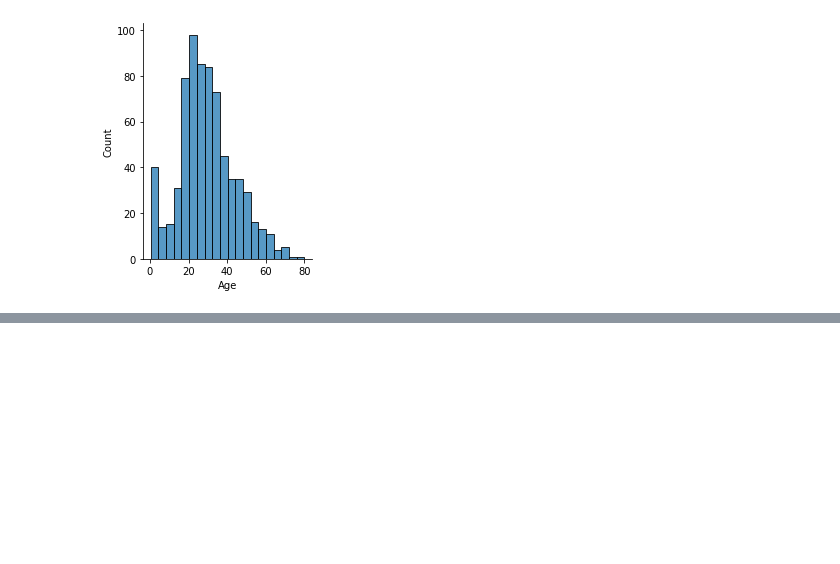
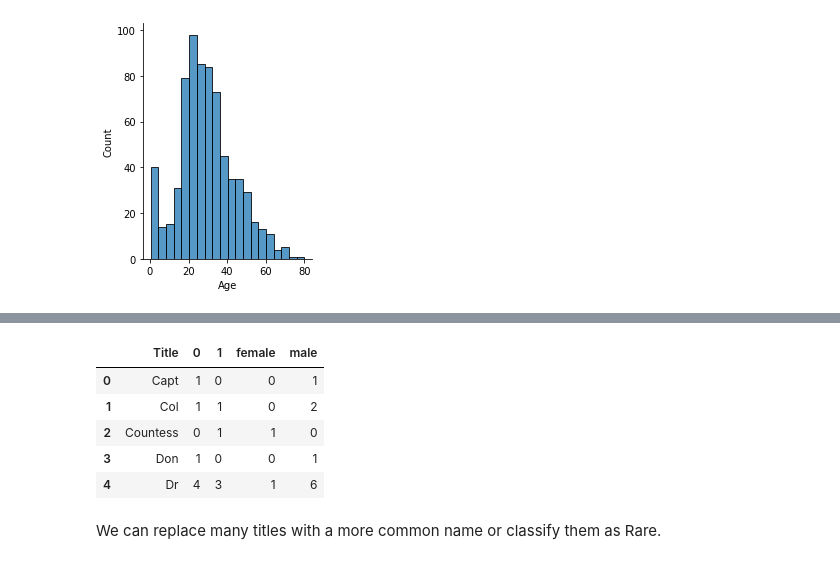
Before and after one commit to fasthill/My-gist, a Jupyter notebook: eda-plot/Titanic_analysis.ipynb, the cells around one changed output, grey strips where cells are left out. Saved outputs shown, nothing was run; the diff lists cells and outputs as text; code cells hidden in the pictures; blank space fills up the shorter version.

```diff
--- a/eda-plot/Titanic_analysis.ipynb
+++ b/eda-plot/Titanic_analysis.ipynb
@@ -340,0 +419,3 @@ g.map(sns.histplot, 'Age', bins=20) # # train_df에서 Age column을 가로축
+# %%
+train_df = train_df.drop(['Ticket', 'Cabin'], axis=1) # should include axis=1
+test_df = test_df.drop(['Ticket', 'Cabin'], axis=1)
@@ -340,0 +448,15 @@ g.map(sns.histplot, 'Age', bins=20) # # train_df에서 Age column을 가로축
+# %%
+title_survived_df = pd.crosstab(train_df['Title'],  train_df['Survived'])
+title_sex_df = pd.crosstab(train_df['Title'],  train_df['Sex'])
+# %%
+merge_df = pd.merge(left=title_survived_df.reset_index(), right=title_sex_df.reset_index(), on='Title')
+merge_df.head()
+# %% [output]
+|  | Title | 0 | 1 | female | male |
+| 0 | Capt | 1 | 0 | 0 | 1 |
+| 1 | Col | 1 | 1 | 0 | 2 |
+| 2 | Countess | 0 | 1 | 1 | 0 |
+| 3 | Don | 1 | 0 | 0 | 1 |
+| 4 | Dr | 4 | 3 | 1 | 6 |
+# %% [markdown]
+We can replace many titles with a more common name or classify them as Rare.
```
Also changed, not shown: parts of 17 cells of this notebook.
